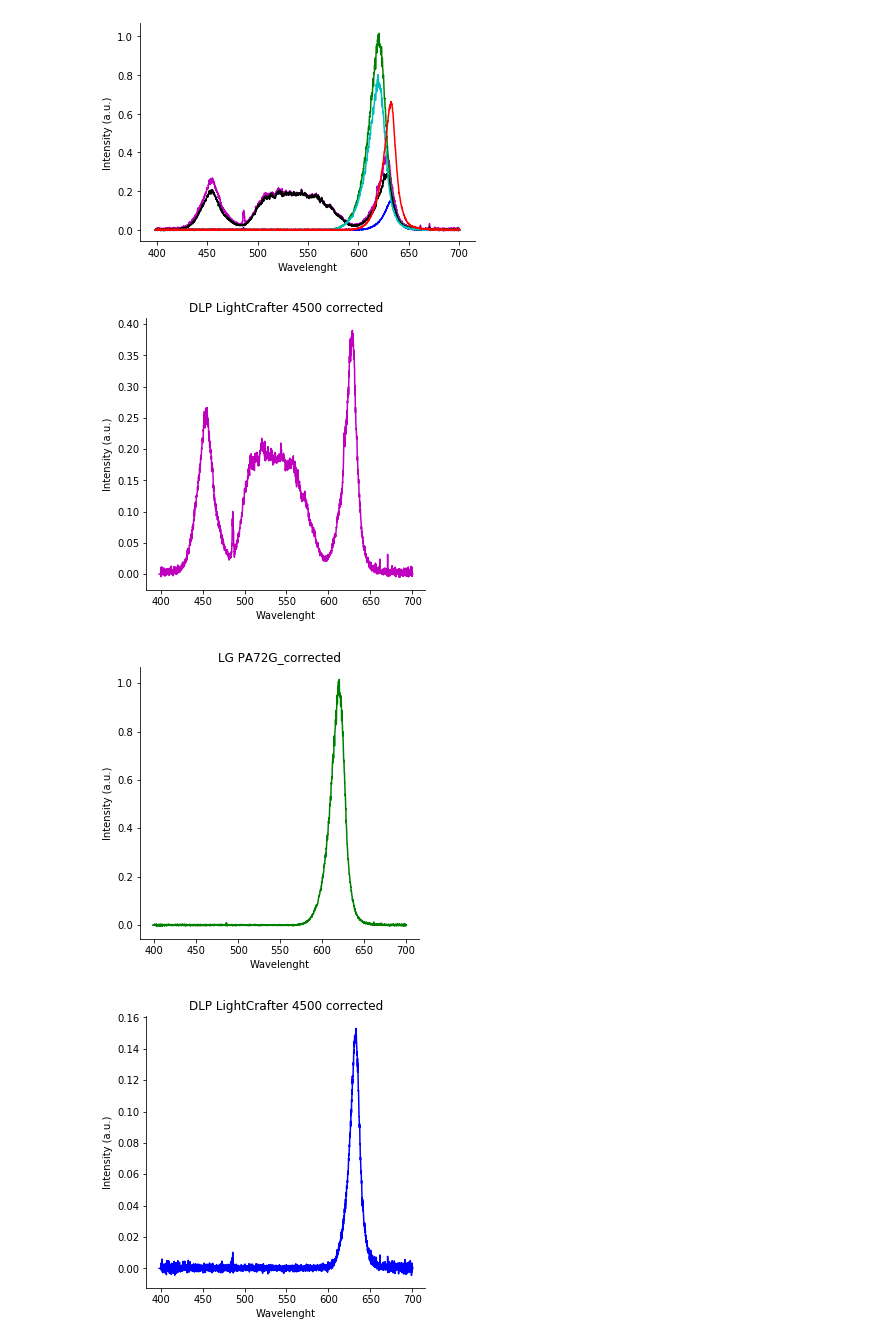
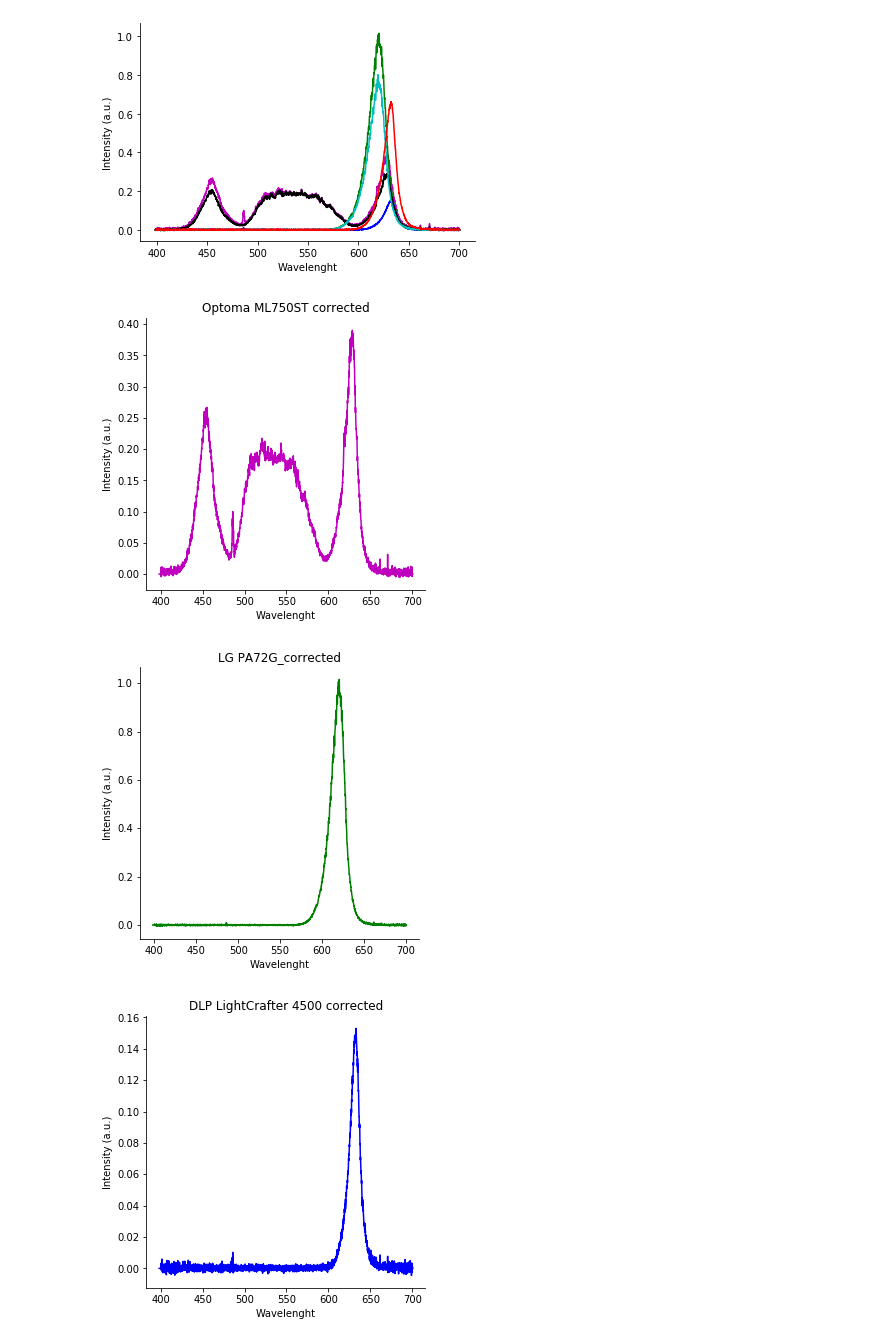
Before and after one commit to amgfernandes/Imaging_analysis, a Jupyter notebook: Projector_measurements/check_projector_measurements.ipynb, the cells around one changed output. Drawn from its saved outputs; the diff is of its cells as text; code cells hidden in the pictures.

Commit message:
Corrected names

```diff
--- a/Projector_measurements/check_projector_measurements.ipynb
+++ b/Projector_measurements/check_projector_measurements.ipynb
@@ -24,8 +24,8 @@ Rhea_lightcrafter_uncorrected=pd.read_csv('Rhea lightcrafter wratten uncorrected
 # %%
 projectors=[optoma_corrected,Rhea_LGPA72G_corrected,Rhea_lightcrafter_corrected,
             optoma_uncorrected,Rhea_LGPA72G_uncorrected,Rhea_lightcrafter_uncorrected]
-projectors_names=['DLP LightCrafter 4500 corrected','LG PA72G_corrected','DLP LightCrafter 4500 corrected',
-                  'DLP LightCrafter 4500 uncorrected','LG PA72G uncorrected','DLP LightCrafter 4500 uncorrected']
+projectors_names=['Optoma ML750ST corrected','LG PA72G_corrected','DLP LightCrafter 4500 corrected',
+                  'Optoma ML750ST uncorrected','LG PA72G uncorrected','DLP LightCrafter 4500 uncorrected']
 # %%
 count=-1
 colors=['m','g','b','k','c','r']
@@ -33,7 +33,7 @@ for projector in projectors:
     count+=1
     #plt.figure(figsize=(5,5))
     plt.plot(projector.nm[700:-350],projector.intensity[700:-350], color=colors[count])
-    plt.xlabel('Wavelength')
+    plt.xlabel('Wavelenght')
     plt.ylabel('Intensity (a.u.)')
     #plt.title(projectors_names[count])
     sns.despine()
@@ -42,17 +42,17 @@ for projector in projectors:
 # %%
 count=-1
 colors=['m','g','b','k','c','r']
 for projector in projectors:
     count+=1
     plt.figure(figsize=(5,5))
     plt.plot(projector.nm[700:-350],projector.intensity[700:-350], color=colors[count])
-    plt.xlabel('Wavelength')
+    plt.xlabel('Wavelenght')
     plt.ylabel('Intensity (a.u.)')
     plt.title(projectors_names[count])
     sns.despine()
     plt.savefig(str(projectors_names[count])+'.png')
     plt.savefig(str(projectors_names[count])+'.svg')
 # %% [output]
-[figure, old version]
+[figure, new version]
 [figure]
 [figure]
```
Also changed, not shown: parts of 1 cell of this notebook, 8 other files.
